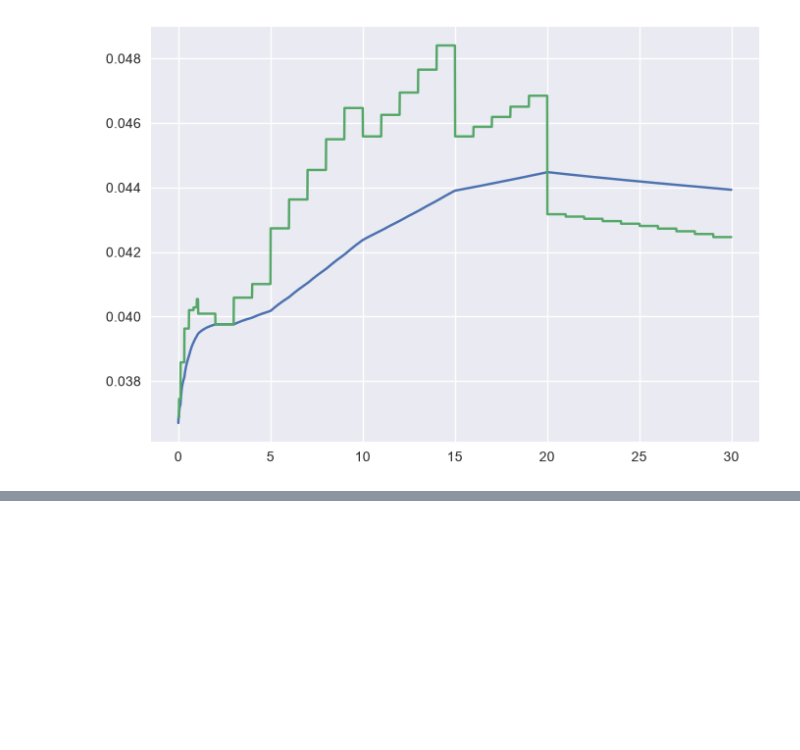
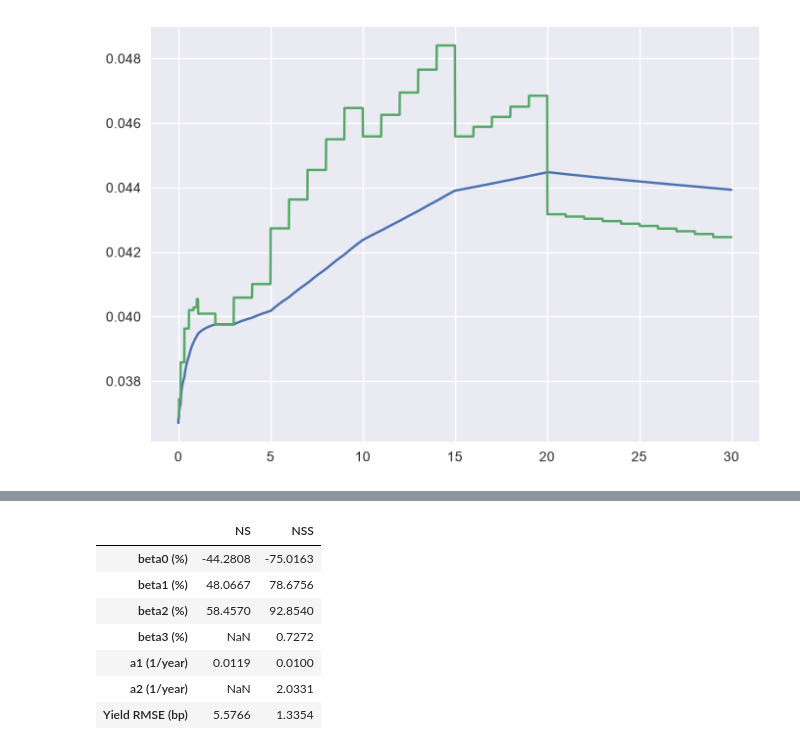
Before and after one commit to RomainFast121/IRCRM_project, a Jupyter notebook: project_2026.ipynb, the cells around one changed output, grey strips where cells are left out. Saved outputs shown, nothing was run; the diff lists cells and outputs as text; code cells hidden in the pictures; blank space fills up the shorter version.

```diff
--- a/project_2026.ipynb
+++ b/project_2026.ipynb
@@ -345,0 +352,65 @@ plt.plot(tau_grid, fwd_grid)
+# %%
+from scipy.optimize import least_squares
+
+# The ten dates requested in Table 2 (the bootstrap also has intermediate dates)
+table_2_dates = pd.to_datetime([
+    '2026-08-20', '2027-08-19', '2028-08-21', '2029-08-20',
+    '2031-08-19', '2033-08-19', '2036-08-19', '2041-08-19',
+    '2046-08-20', '2056-08-21'
+])
+bonds = table_2.loc[table_2_dates]
+t = bonds['Time to Maturity'].to_numpy()
+y = bonds['y(t0, Ti)'].to_numpy() / 100  # decimal yields
+
+def loadings(t, a):
+    e = np.exp(-a * t)
+    slope = -np.expm1(-a * t) / (a * t)
+    return slope, slope - e
+
+def ns_yield(t, theta):
+    b0, b1, b2, a = theta
+    slope, curve = loadings(t, a)
+    return b0 + b1 * slope + b2 * curve
+
+def nss_yield(t, theta):
+    b0, b1, b2, b3, a1, a2 = theta
+    slope, curve1 = loadings(t, a1)
+    _, curve2 = loadings(t, a2)
+    return b0 + b1 * slope + b2 * curve1 + b3 * curve2
+
+def fit_model(model, decay_starts):
+    best = None
+    for decays in decay_starts:
+        slope, curve1 = loadings(t, decays[0])
+        columns = [np.ones_like(t), slope, curve1]
+        if len(decays) == 2:
+            columns.append(loadings(t, decays[1])[1])
+        betas = np.linalg.lstsq(np.column_stack(columns), y, rcond=None)[0]
+        start = np.r_[betas, decays]
+        lower = [-1] * len(betas) + [0.01] * len(decays)
+        upper = [1] * len(betas) + [20] * len(decays)
+        fit = least_squares(lambda theta: model(t, theta) - y, start,
+                            bounds=(lower, upper), max_nfev=10000)
+        if best is None or np.sum(fit.fun**2) < np.sum(best.fun**2):
+            best = fit
+    return best.x, np.sqrt(np.mean(best.fun**2))
+
+theta_ns, rmse_ns = fit_model(ns_yield, [(0.1,), (0.5,), (1,), (3,)])
+theta_nss, rmse_nss = fit_model(nss_yield,
+                               [(0.15, 1), (0.5, 3), (1, 0.15), (3, 0.5), (1, 5)])
+
+parameters = pd.DataFrame({
+    'NS': [*(100 * theta_ns[:3]), np.nan, theta_ns[3], np.nan, rmse_ns * 10000],
+    'NSS': [*(100 * theta_nss[:4]), theta_nss[4], theta_nss[5], rmse_nss * 10000]
+}, index=['beta0 (%)', 'beta1 (%)', 'beta2 (%)', 'beta3 (%)',
+          'a1 (1/year)', 'a2 (1/year)', 'Yield RMSE (bp)'])
+display(parameters.round(4))
+# %% [output]
+|  | NS | NSS |
+| beta0 (%) | -44.2808 | -75.0163 |
+| beta1 (%) | 48.0667 | 78.6756 |
+| beta2 (%) | 58.4570 | 92.8540 |
+| beta3 (%) | NaN | 0.7272 |
+| a1 (1/year) | 0.0119 | 0.0100 |
+| a2 (1/year) | NaN | 2.0331 |
+| Yield RMSE (bp) | 5.5766 | 1.3354 |
```
Also changed, not shown: parts of 11 cells of this notebook.
